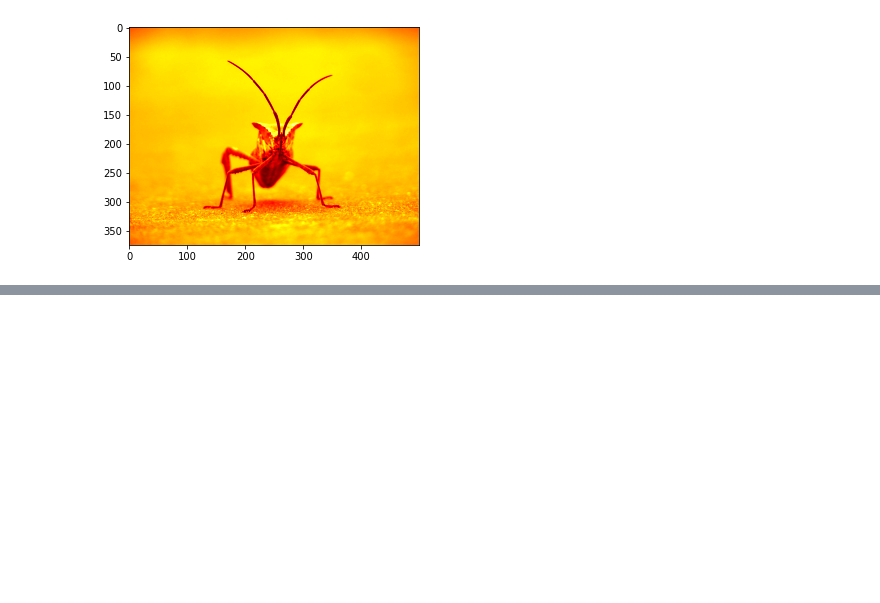
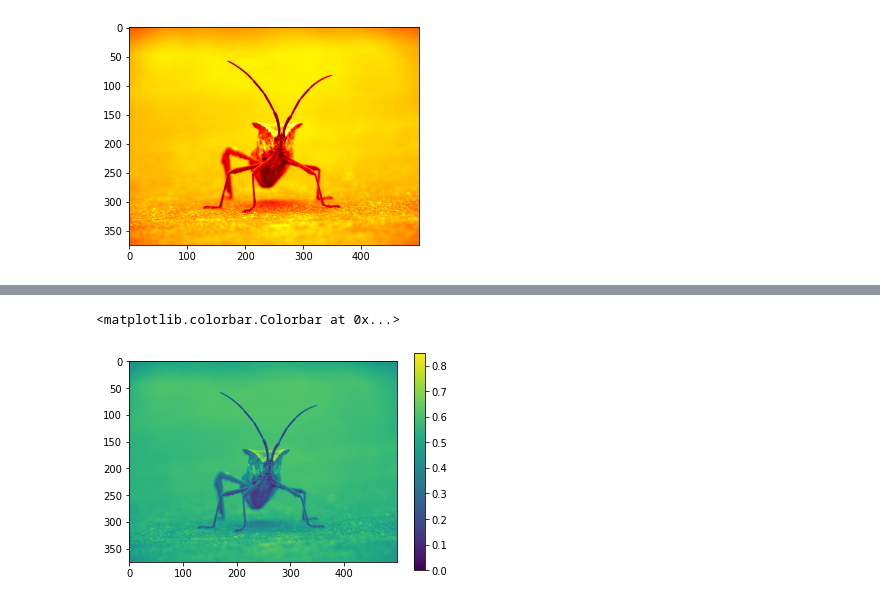
Before and after one commit to Sravan-Apps/python_notebooks, a Jupyter notebook: matplotlib_scratch.ipynb, the cells around one changed output, grey strips where cells are left out. Cells and saved outputs as stored; diff of their text form; code cells hidden in the pictures; blank space fills up the shorter version.

```diff
--- a/matplotlib_scratch.ipynb
+++ b/matplotlib_scratch.ipynb
@@ -507,0 +513,6 @@ plt.imshow(lum_img, cmap="hot")
+# %%
+imgplot = plt.imshow(lum_img)
+plt.colorbar()
+# %% [output]
+<matplotlib.colorbar.Colorbar at 0x...>
+[figure, added]
```
Also changed, not shown: parts of 13 cells of this notebook.
